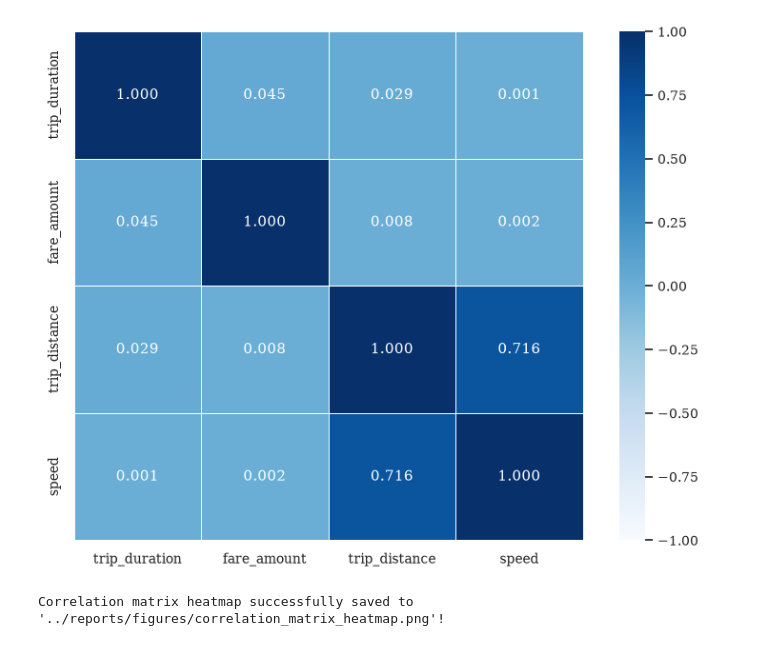
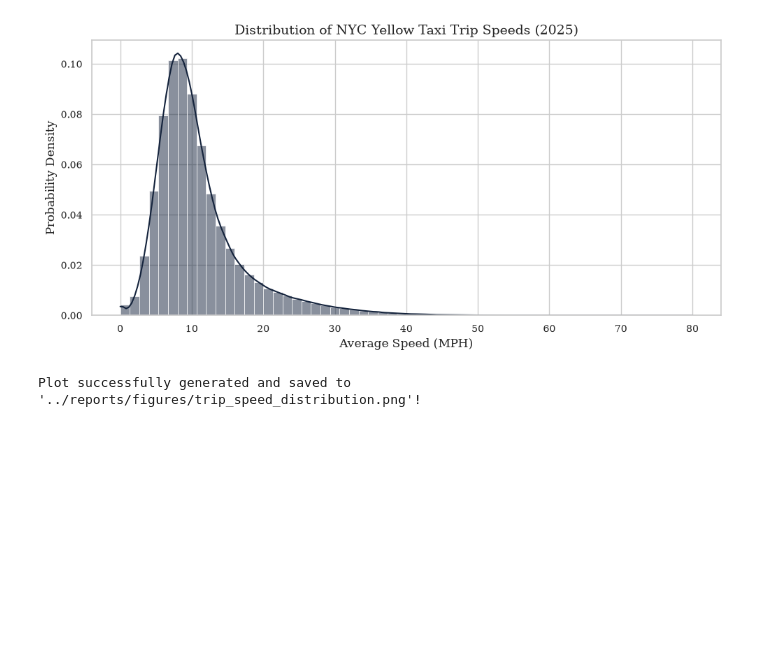
Before and after one commit to CDsonji/NYC-TLC-Trip-Record-Data-Analysis-, a Jupyter notebook: notebooks/eda_002.ipynb, the cells around one changed output. Saved outputs shown, nothing was run; the diff lists cells and outputs as text; code cells hidden in the pictures; blank space fills up the shorter version.

Commit message:
modified the eda and audit for the data and enhanced the cleaning pipeline

```diff
--- a/notebooks/eda_002.ipynb
+++ b/notebooks/eda_002.ipynb
@@ -1,10 +744,9 @@
 # %%
 import duckdb
 import matplotlib.pyplot as plt
-import pandas as pd
 import seaborn as sns
 
-# Configure plotting style
+# Set plotting style for professional reports
 sns.set_theme(style="whitegrid")
 plt.rcParams.update({
     'font.family': 'serif',
@@ -16,56 +758,52 @@ plt.rcParams.update({
     'figure.autolayout': True
 })
 
-# Connect to DuckDB in-memory
+# Connect to DuckDB in-memory database
 con = duckdb.connect(database=':memory:')
 
-print("Extracting derived variables (trip_duration, fare_amount, trip_distance, speed) from processed dataset...")
+print("Extracting a representative sample of clean trip speeds from processed data...")
 
-# 1. Query to derive trip_duration and speed on the fly without applying pre-filters
 query = """
-WITH derived AS (
-    SELECT
-        trip_distance,
-        fare_amount,
-        EXTRACT(EPOCH FROM (tpep_dropoff_datetime - tpep_pickup_datetime)) / 60.0 AS trip_duration,
-        CASE
-            WHEN EXTRACT(EPOCH FROM (tpep_dropoff_datetime - tpep_pickup_datetime)) > 0
-            THEN trip_distance / (EXTRACT(EPOCH FROM (tpep_dropoff_datetime - tpep_pickup_datetime)) / 3600.0)
-            ELSE NULL
-        END AS speed
-    FROM '../data/processed/*.parquet'
-)
-SELECT trip_duration, fare_amount, trip_distance, speed
-FROM derived
+SELECT
+    CASE
+        WHEN EXTRACT(EPOCH FROM (tpep_dropoff_datetime - tpep_pickup_datetime)) > 0
+        THEN trip_distance / (EXTRACT(EPOCH FROM (tpep_dropoff_datetime - tpep_pickup_datetime)) / 3600.0)
+        ELSE NULL
+    END AS speed_mph
+FROM '../data/processed/yellow_tripdata_2025_clean.parquet'
+WHERE
+    EXTRACT(EPOCH FROM (tpep_dropoff_datetime - tpep_pickup_datetime)) > 0
+    AND (trip_distance / (EXTRACT(EPOCH FROM (tpep_dropoff_datetime - tpep_pickup_datetime)) / 3600.0)) > 0
+    AND (trip_distance / (EXTRACT(EPOCH FROM (tpep_dropoff_datetime - tpep_pickup_datetime)) / 3600.0)) <= 80
+USING SAMPLE 500000;
 """
 
-df_sample = con.execute(query).df()
+df_speed = con.execute(query).df()
 con.close()
 
-# 2. Compute the Pearson correlation matrix using Pandas
-corr_matrix = df_sample[['trip_duration', 'fare_amount', 'trip_distance', 'speed']].corr()
+print(f"Loaded {len(df_speed):,} sampled records for plotting.")
 
-print("\n--- Correlation Matrix Summary ---")
-print(corr_matrix.to_string())
+print("Generating trip speed distribution plot...")
+plt.figure(figsize=(10, 5))
 
-# 3. Generate a heatmap visualization for the correlation matrix
-print("\nGenerating correlation matrix heatmap...")
-plt.figure(figsize=(8, 6))
-sns.heatmap(
-    corr_matrix,
-    annot=True,
-    fmt=".3f",
-    cmap="Blues",
-    cbar=True,
-    square=True,
-    linewidths=0.5,
-    vmin=-1,
-    vmax=1
+# Plot histogram with Kernel Density Estimate (KDE) curve
+ax = sns.histplot(
+    df_speed['speed_mph'],
+    bins=60,
+    kde=True,
+    color='#14233C',
+    stat='density',
+    edgecolor='white',
+    linewidth=0.5
 )
 
-# plt.title('Correlation Matrix: Duration, Fare, Distance, and Speed')
-plt.savefig('../reports/figures/correlation_matrix_heatmap.png', dpi=300)
+plt.title('Distribution of NYC Yellow Taxi Trip Speeds (2025)')
+plt.xlabel('Average Speed (MPH)')
+plt.ylabel('Probability Density')
+
+# Save figure for your LaTeX report
+plt.savefig('../reports/figures/trip_speed_distribution.png', dpi=300)
 plt.show()
 
-print("Correlation matrix heatmap successfully saved to '../reports/figures/correlation_matrix_heatmap.png'!")
+print("Plot successfully generated and saved to '../reports/figures/trip_speed_distribution.png'!")
 # %% [output]
@@ -82,2 +813,2 @@ Generating correlation matrix heatmap...
-[figure, old version]
+[figure, new version]
-Correlation matrix heatmap successfully saved to '../reports/figures/correlation_matrix_heatmap.png'!
+Plot successfully generated and saved to '../reports/figures/trip_speed_distribution.png'!
```
Also changed, not shown: parts of 26 cells of this notebook, 32 other files.
